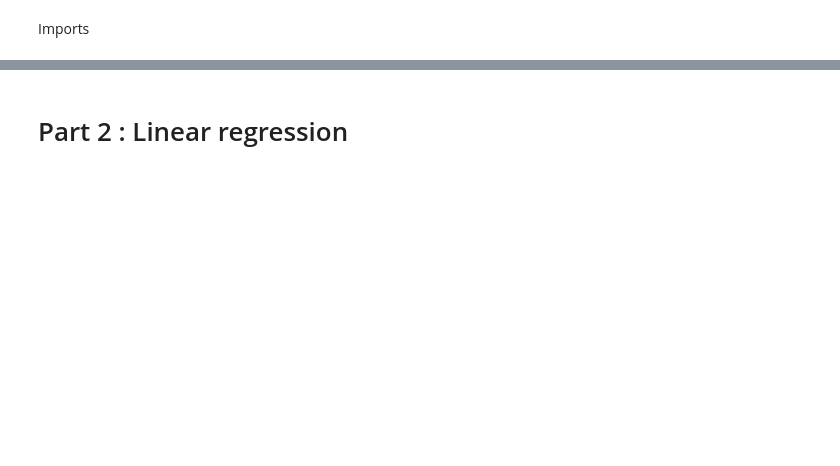
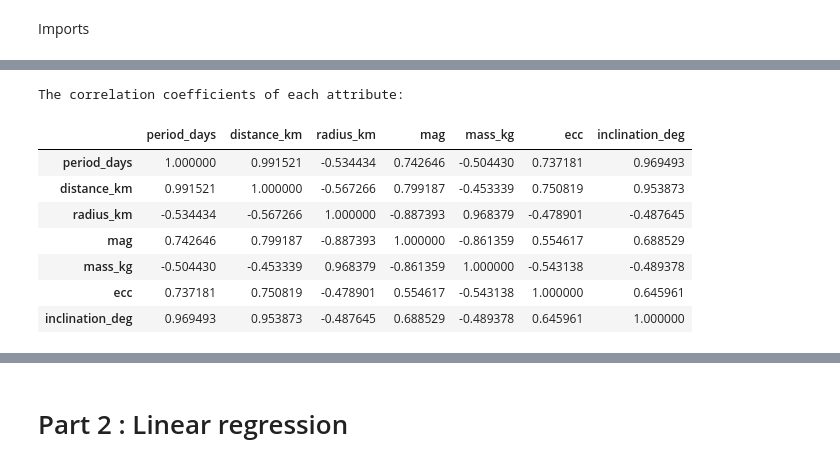
Before and after one commit to soph1138/Assessment-1, a Jupyter notebook: analysis.ipynb, the cells around one changed output, grey strips where cells are left out. Drawn from its saved outputs; the diff is of its cells as text; code cells hidden in the pictures; blank space fills up the shorter version.

```diff
--- a/analysis.ipynb
+++ b/analysis.ipynb
@@ -9,0 +54,13 @@ import numpy as np
+# %%
+print("The correlation coefficients of each attribute:")
+holder.corr_matrix
+# %% [output]
+The correlation coefficients of each attribute:
+|  | period_days | distance_km | radius_km | mag | mass_kg | ecc | inclination_deg |
+| period_days | 1.000000 | 0.991521 | -0.534434 | 0.742646 | -0.504430 | 0.737181 | 0.969493 |
+| distance_km | 0.991521 | 1.000000 | -0.567266 | 0.799187 | -0.453339 | 0.750819 | 0.953873 |
+| radius_km | -0.534434 | -0.567266 | 1.000000 | -0.887393 | 0.968379 | -0.478901 | -0.487645 |
+| mag | 0.742646 | 0.799187 | -0.887393 | 1.000000 | -0.861359 | 0.554617 | 0.688529 |
+| mass_kg | -0.504430 | -0.453339 | 0.968379 | -0.861359 | 1.000000 | -0.543138 | -0.489378 |
+| ecc | 0.737181 | 0.750819 | -0.478901 | 0.554617 | -0.543138 | 1.000000 | 0.645961 |
+| inclination_deg | 0.969493 | 0.953873 | -0.487645 | 0.688529 | -0.489378 | 0.645961 | 1.000000 |
```
Also changed, not shown: parts of 16 cells of this notebook, 1 other file.
